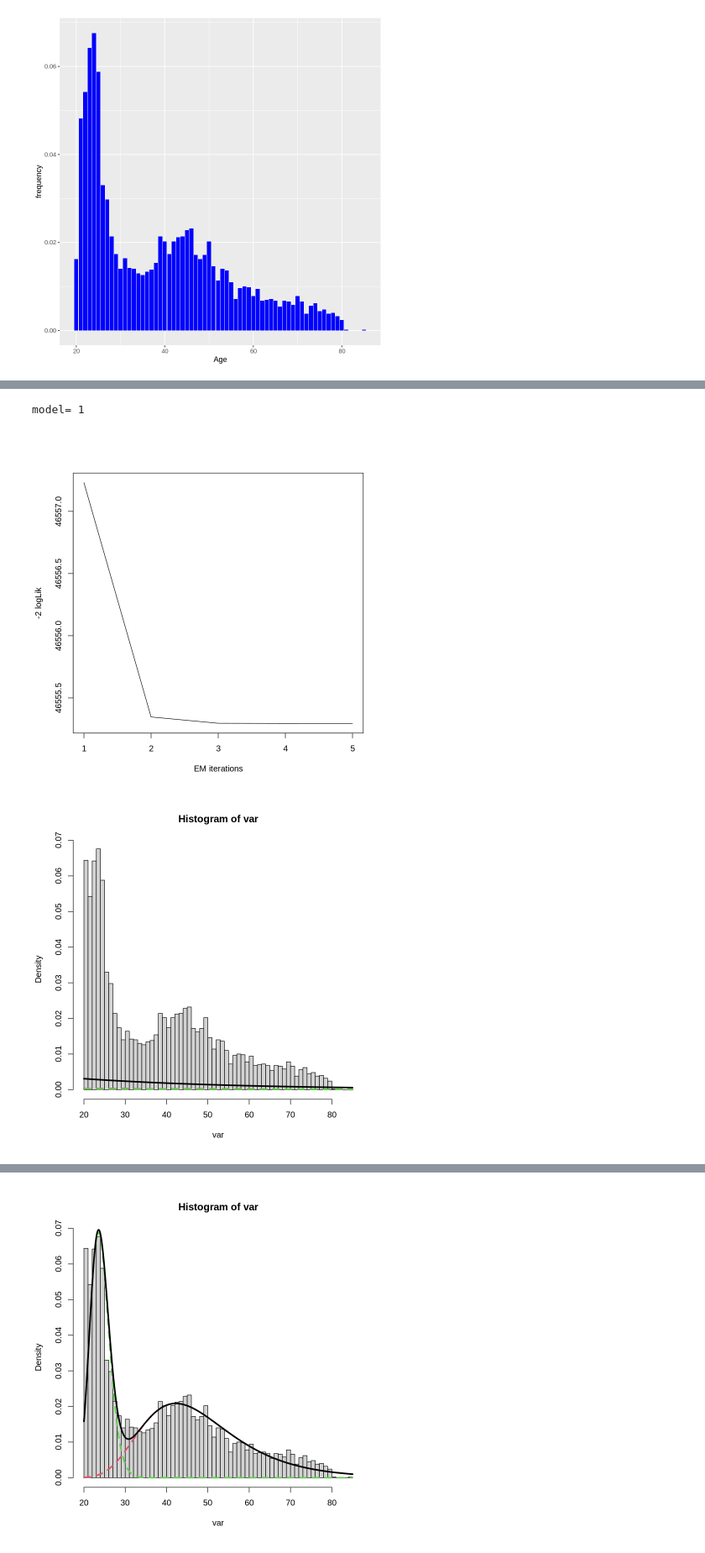
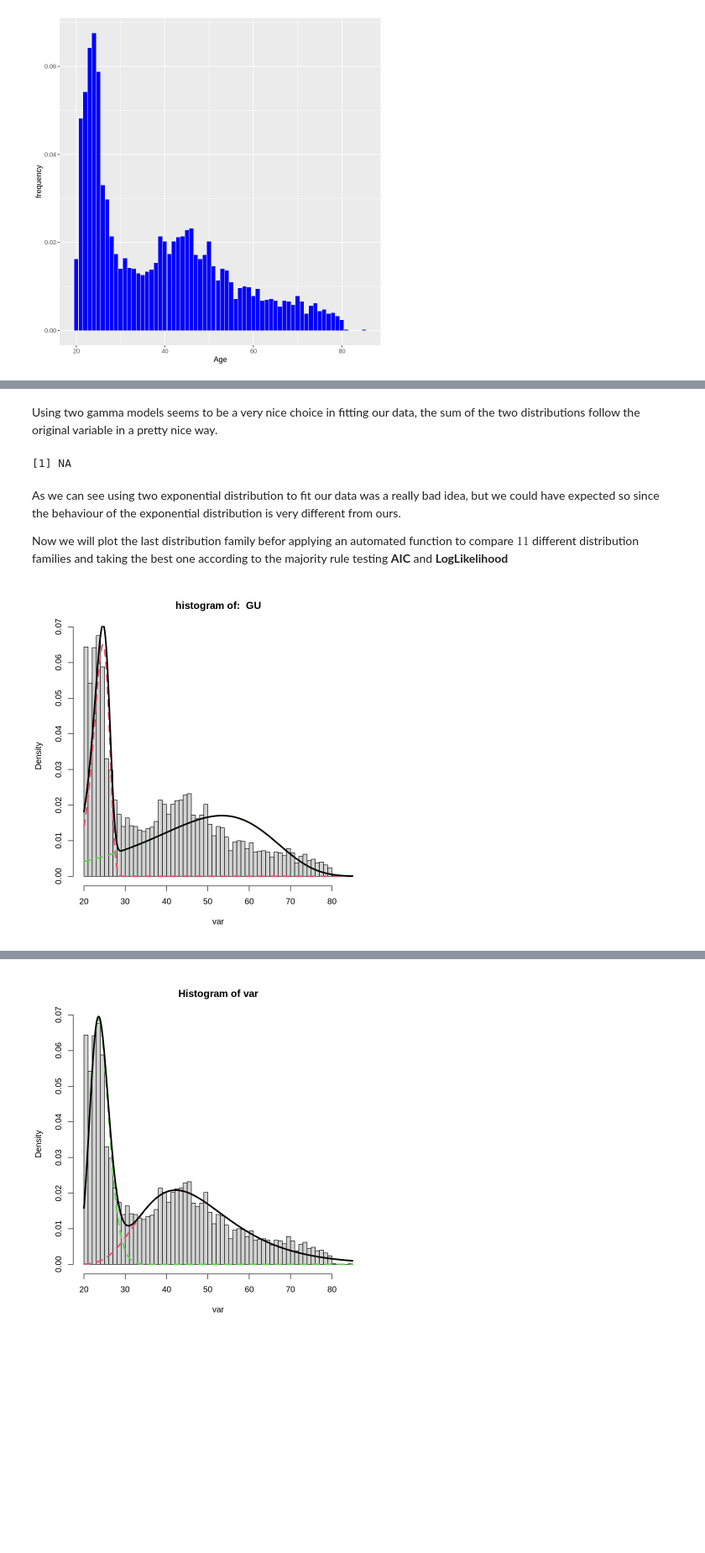
Before and after one commit to biagio-incardona/biagio-incardona.github.io, a Jupyter notebook: Report_Incardona_Biagio.ipynb, the cells around one changed output, grey strips where cells are left out. Shown at 84% size. Drawn from its saved outputs; the diff is of its cells as text; code cells hidden in the pictures; blank space fills up the shorter version.

```diff
--- a/Report_Incardona_Biagio.ipynb
+++ b/Report_Incardona_Biagio.ipynb
@@ -214,17 +283,16 @@ get.tau.hats <- function(fit, K){
 # %%
+#n1 <- 200
+#n2 <- 300
+#n  <- n1 + n2
+#X1 <- rJSU(n1, 0.001, 0.1, 0.14, 0.7)
+#X2 <- rJSU(n2, 0.8, 0.04, 1, 3)
+#XX <- c(X1,X2)
 
-n1 <- 200
-n2 <- 300
-n  <- n1 + n2
-X1 <- rJSU(n1, 0.001, 0.1, 0.14, 0.7)
-X2 <- rJSU(n2, 0.8, 0.04, 1, 3)
-XX <- c(X1,X2)
-
-fit <- gamlssMXfits(n = 1, XX~1, family = JSU, K = 2, data = NULL)
-mu <- get.mu.hats(fit, 2)
-sigma <- get.sigma.hats(fit, 2)
-nu <- get.nu.hats(fit, 2)
-tau <- get.tau.hats(fit,2)
-plot.gamlss(var = XX, family = "JSU", fit = fit, K = 2, mu.hats = mu, sigma.hats = sigma, nu.hats = nu, tau.hats = tau)
+#fit <- gamlssMXfits(n = 1, XX~1, family = JSU, K = 2, data = NULL)
+#mu <- get.mu.hats(fit, 2)
+#sigma <- get.sigma.hats(fit, 2)
+#nu <- get.nu.hats(fit, 2)
+#tau <- get.tau.hats(fit,2)
+#plot.gamlss(var = XX, family = "JSU", fit = fit, K = 2, mu.hats = mu, sigma.hats = sigma, nu.hats = nu, tau.hats = tau)
 # %% [output]
 model= 1
@@ -481,12 +462,23 @@ plot.gamlss(var = insurance.data$Age, family = "GA", fit = fit.GA, K = 2, mu.hat
+# %% [markdown]
+Using two gamma models seems to be a very nice choice in fitting our data, the sum of the two distributions follow the original variable in a pretty nice way.
+# %%
+fit.EXP <- gamlssMXfits(n=5,Age~1,data = insurance.data, family=EXP, K=2)
+
+mu <- get.mu.hats(fit.EXP, 2)
+
+plot.gamlss(insurance.data$Age, "EXP", fit.EXP, 2, mu)
+# %% [output]
+[1] NA
+# %% [markdown]
+As we can see using two exponential distribution to fit our data was a really bad idea, but we could have expected so since the behaviour of the exponential distribution is very different from ours.
+
+Now we will plot the last distribution family befor applying an automated function to compare $11$ different distribution families and taking the best one according to the majority rule testing **AIC** and **LogLikelihood**
 # %%
-fit.EXP <- gamlssMXfits(n=1,Age~1,data = insurance.data, family=EXP, K=50)
+#fit.GU <- gamlssMXfits(n=5,Age~1,data = insurance.data, family=GU, K=2)
 
-mu <- get.mu.hats(fit.EXP, 10)
-#sigma <- get.sigma.hats(fit.EXP, 2)
-#nu <- get.nu.hats(fit, 2)
-#tau <- get.tau.hats(fit,2)
-plot.gamlss(var = insurance.data$Age, family = "EXP", fit = fit.EXP, K = 10, mu.hats = mu)
+mu <- get.mu.hats(fit.GU, 2)
+sigma <- get.sigma.hats(fit.GU, 2)
+
+plot.gamlss(var = insurance.data$Age, family = "GU", fit = fit.GU, K = 2, mu.hats = mu, sigma)
 # %% [output]
-model= 1
-[figure, old version]
+[figure, new version]
-[figure, removed]
```
Also changed, not shown: parts of 13 cells of this notebook.
